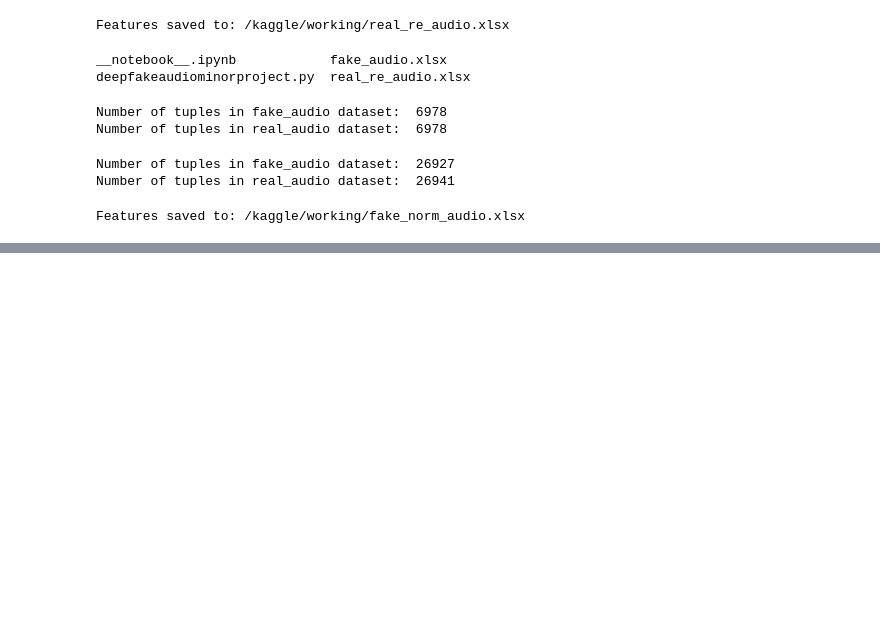
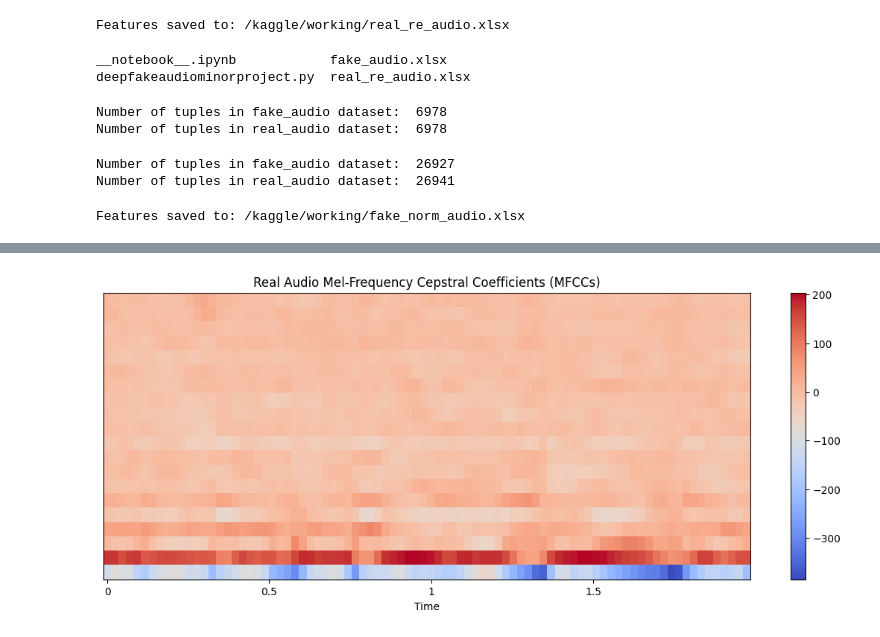
Before and after one commit to napstruck/NoFake, a Jupyter notebook: deepfakeaudiominorproject.ipynb, the cells around one changed output, grey strips where cells are left out. Cells and saved outputs as stored; diff of their text form; code cells hidden in the pictures; blank space fills up the shorter version.

Commit message:
Kaggle Notebook | DeepFakeAudioMinorProject | Version 10

```diff
--- a/deepfakeaudiominorproject.ipynb
+++ b/deepfakeaudiominorproject.ipynb
@@ -398,0 +691,14 @@ deepfakeaudiominorproject.py  fake_norm_audio.xlsx  real_re_audio.xlsx
+# %%
+import librosa
+import matplotlib.pyplot as plt
+
+real_ad, real_sr = librosa.load('/kaggle/input/the-fake-or-real-dataset/for-rerec/for-rerecorded/training/fake/recording1.wav_norm_mono.wav')
+real_mfccs = librosa.feature.mfcc(y=real_ad, sr=real_sr)
+
+plt.figure(figsize=(14, 5))
+librosa.display.specshow(real_mfccs, sr=real_sr, x_axis="time")
+plt.colorbar()
+plt.title("Real Audio Mel-Frequency Cepstral Coefficients (MFCCs)")
+plt.show()
+# %% [output]
+[figure, added]
```
Also changed, not shown: parts of 43 cells of this notebook.
